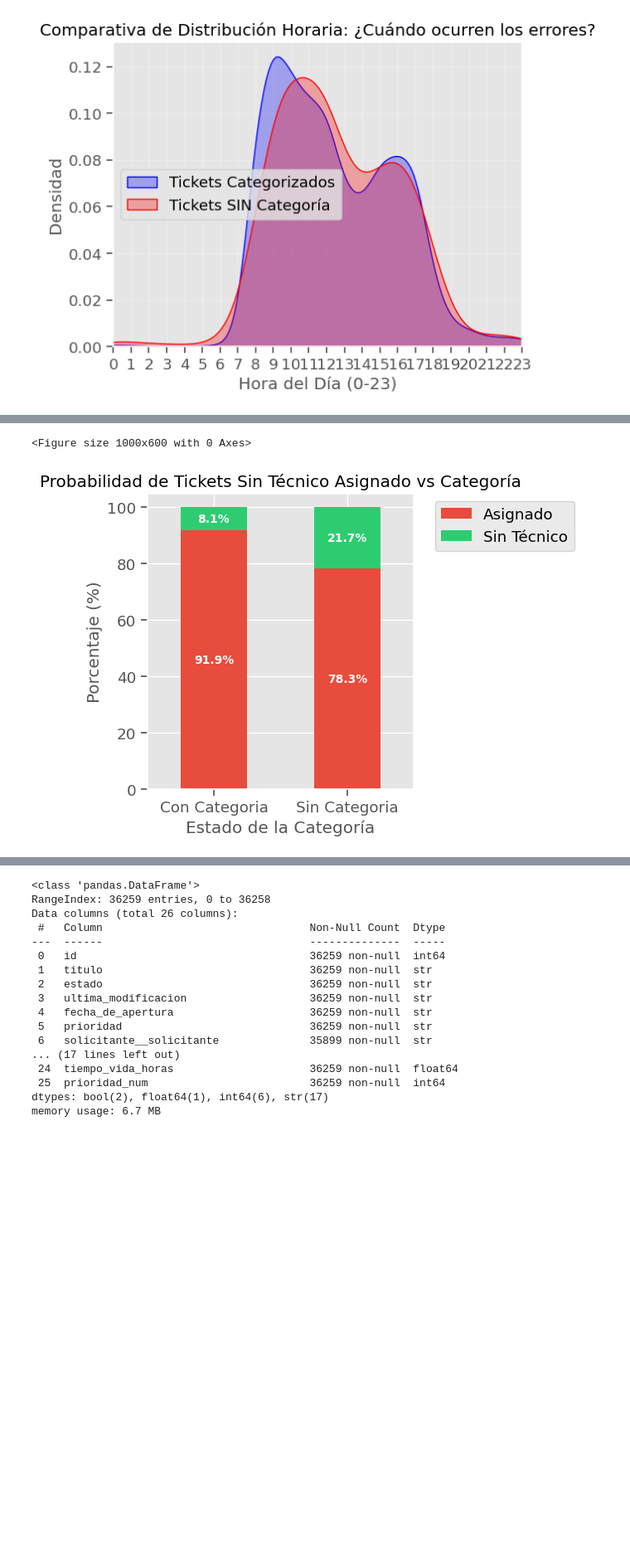
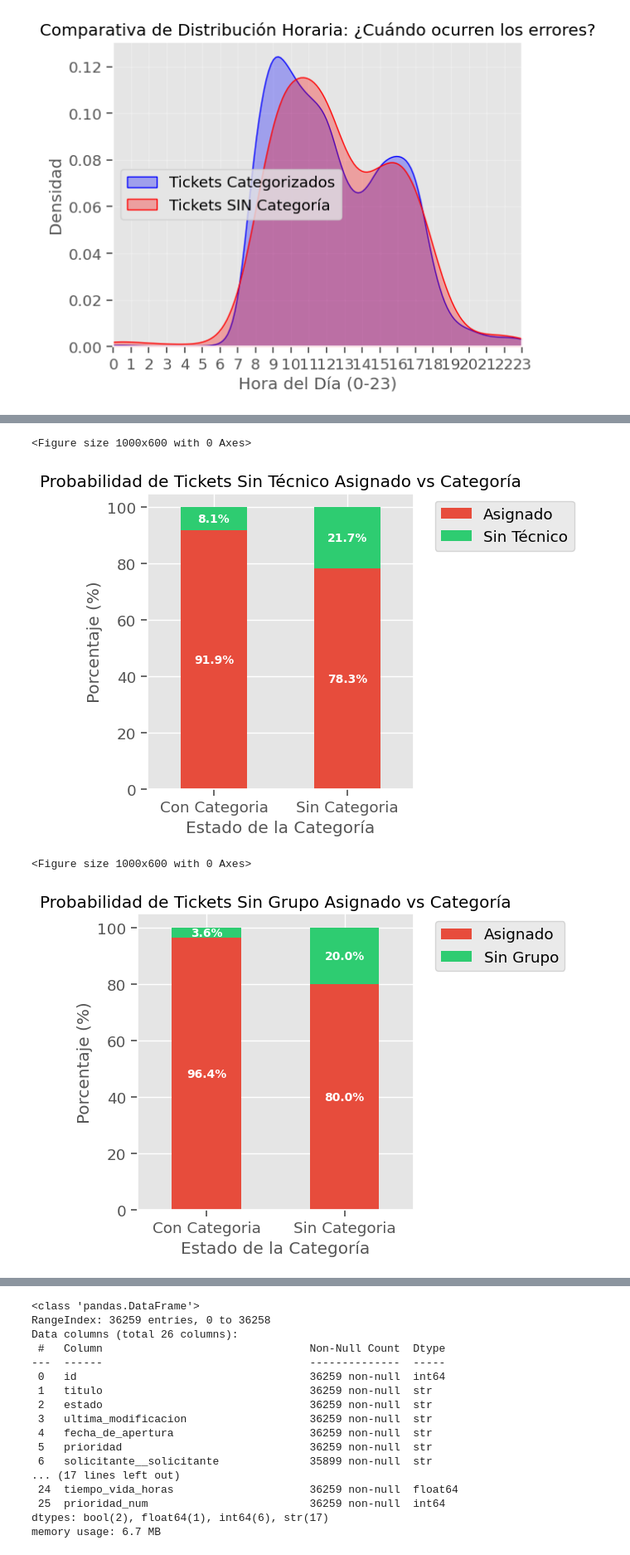
Before and after one commit to NicoFuentese/historical-analysis-management-tickets, a Jupyter notebook: notebooks/3.0-analisis-exploratorio.ipynb, the cells around one changed output, grey strips where cells are left out. Shown at 83% size. Saved outputs shown, nothing was run; the diff lists cells and outputs as text; code cells hidden in the pictures; blank space fills up the shorter version.

Commit message:
Complemento analisis asignacion grupal

```diff
--- a/notebooks/3.0-analisis-exploratorio.ipynb
+++ b/notebooks/3.0-analisis-exploratorio.ipynb
@@ -356,39 +376,74 @@ plt.show()
 # %%
-#barplot de ticket sin tecnico asignado con y sin categoria
+#barplot de ticket sin tecnico asignado/Con Grupo con y sin categoria
 
 df_all["Estado Categoria"] = df_all["area"].apply(
     lambda x: "Sin Categoria" if x == "Sin Categoria" else "Con Categoria"
 )
+
+#analisis de asignacion individual
 df_all["Estado Asignacion"] = df_all["asignado_a__tecnico"].apply(
     lambda x: "Sin Técnico" if pd.isna(x) or x.strip() == "" else "Asignado"
 )
 
-#barplot
+#analisis de asignacion grupal
+df_all["Estado Asignacion grupal"] = df_all["asignado_a__grupo_de_tecnicos"].apply(
+    lambda x: "Sin Grupo" if pd.isna(x) or x.strip() == "" else "Asignado"
+)
+
+#barplot comparativo de asignacion individual vs grupal por categoria
 tabla_pct = pd.crosstab(
     df_all["Estado Categoria"],
     df_all["Estado Asignacion"],
     normalize='index'
 ) * 100
 
+#barplot comparativo de asignacion grupal por categoria
+tabla_pct_grupal = pd.crosstab(
+    df_all["Estado Categoria"],
+    df_all["Estado Asignacion grupal"],
+    normalize='index'
+) * 100
+
+#ploteo comparativo de asignacion individual
 plt.figure(figsize=(10, 6))
 ax = tabla_pct.plot(kind="bar",
                     stacked=True,
                     color=["#e74c3c", "#2ecc71"],
                     rot=0
                     )
 plt.title("Probabilidad de Tickets Sin Técnico Asignado vs Categoría")
 plt.ylabel("Porcentaje (%)")
 plt.xlabel("Estado de la Categoría")
 plt.legend(bbox_to_anchor=(1.05, 1), loc='upper left')
 
 for c in ax.containers:
     ax.bar_label(c, fmt='%1.1f%%', label_type='center', fontsize=10, color='white', fontweight='bold')
 
 plt.tight_layout()
 plt.show()
+
+#ploteo comparativo de asignacion grupal
+plt.figure(figsize=(10, 6))
+ax = tabla_pct_grupal.plot(kind="bar",
+                    stacked=True,
+                    color=["#e74c3c", "#2ecc71"],
+                    rot=0
+                    )
+plt.title("Probabilidad de Tickets Sin Grupo Asignado vs Categoría")
+plt.ylabel("Porcentaje (%)")
+plt.xlabel("Estado de la Categoría")
+plt.legend(bbox_to_anchor=(1.05, 1), loc='upper left')
+
+for c in ax.containers:
+    ax.bar_label(c, fmt='%1.1f%%', label_type='center', fontsize=10, color='white', fontweight='bold')
+
+plt.tight_layout()
+plt.show()
 # %% [output]
 <Figure size 1000x600 with 0 Axes>
 [figure]
+<Figure size 1000x600 with 0 Axes>
+[figure, added]
 # %%
 #linea de tendenci Anual de "Orfandad"
 
```
Also changed, not shown: parts of 2 cells of this notebook, 3 other files.
